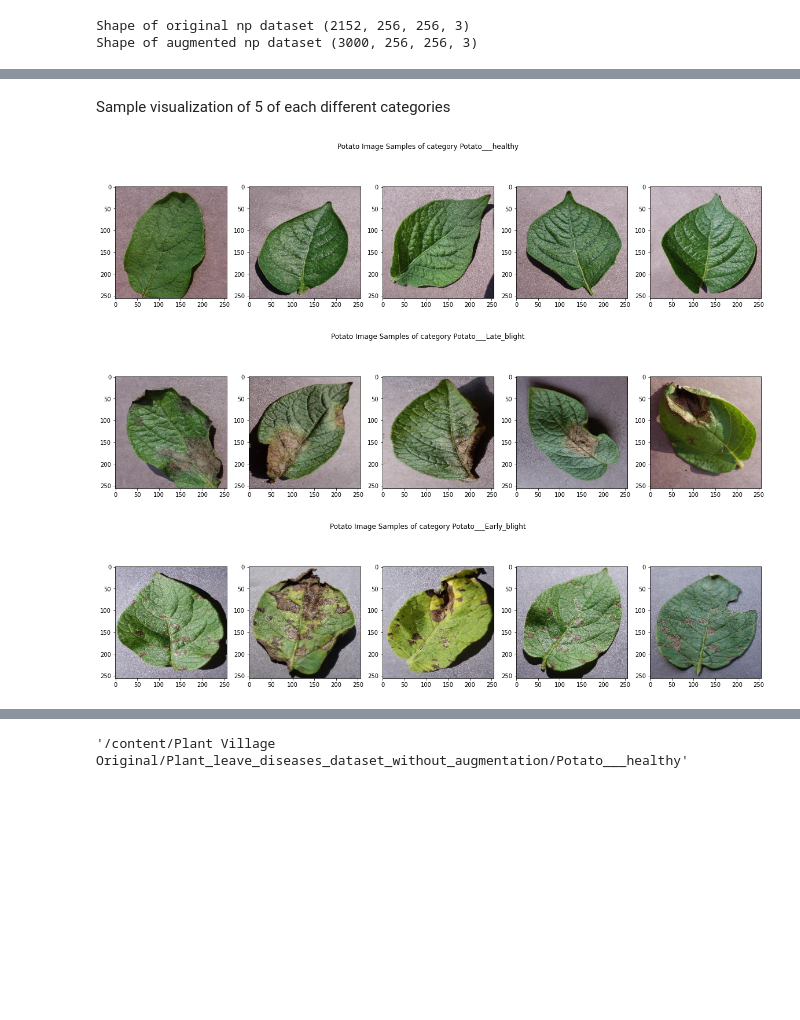
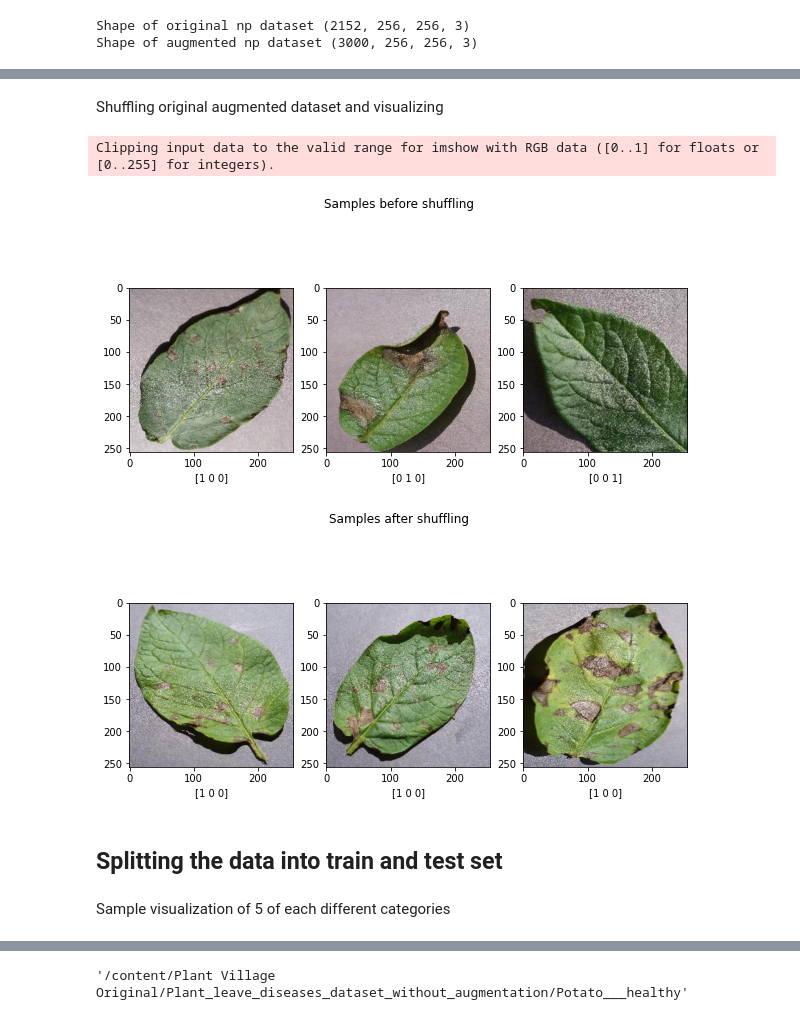
Before and after one commit to sayan0506/Agriculture-project-notes-and-references, a Jupyter notebook: Potato_Leaf_Classifer.ipynb, the cells around one changed output, grey strips where cells are left out. Saved outputs shown, nothing was run; the diff lists cells and outputs as text; code cells hidden in the pictures; blank space fills up the shorter version.

```diff
--- a/Potato_Leaf_Classifer.ipynb
+++ b/Potato_Leaf_Classifer.ipynb
@@ -487,0 +524,23 @@ plt.show()
+# %% [markdown]
+Shuffling original augmented dataset and visualizing
+# %%
+fig1 = plt.figure(figsize = (10,5))
+fig1.suptitle('Samples before shuffling')
+fig1.add_subplot(131), plt.imshow(image_list_augmented[0]), plt.xlabel(image_labels_augmented[0])
+fig1.add_subplot(132), plt.imshow(image_list_augmented[1000]), plt.xlabel(image_labels_augmented[1000])
+fig1.add_subplot(133), plt.imshow(image_list_augmented[2000]), plt.xlabel(image_labels_augmented[2000])
+# shuffling augmented dataset
+image_list_augmented, image_labels_augmented = shuffle(image_list_augmented, image_labels_augmented)
+
+fig2 = plt.figure(figsize = (10,5))
+fig2.suptitle('Samples after shuffling')
+fig2.add_subplot(131), plt.imshow(image_list_augmented[0]), plt.xlabel(image_labels_augmented[0])
+fig2.add_subplot(132), plt.imshow(image_list_augmented[1000]), plt.xlabel(image_labels_augmented[1000])
+fig2.add_subplot(133), plt.imshow(image_list_augmented[2000]), plt.xlabel(image_labels_augmented[2000])
+plt.show()
+# %% [output]
+Clipping input data to the valid range for imshow with RGB data ([0..1] for floats or [0..255] for integers).
+[figure, added]
+[figure, added]
+# %% [markdown]
+## Splitting the data into train and test set
@@ -502,7 +552,0 @@ def vis(potato_dir, label):
-# %%
-for sr_no,_  in enumerate(potato__classifiers):
-  vis(potato_classifiers_path[sr_no], potato__classifiers[sr_no])
-# %% [output]
-[figure, removed]
-[figure, removed]
-[figure, removed]
```
Also changed, not shown: parts of 12 cells of this notebook.
